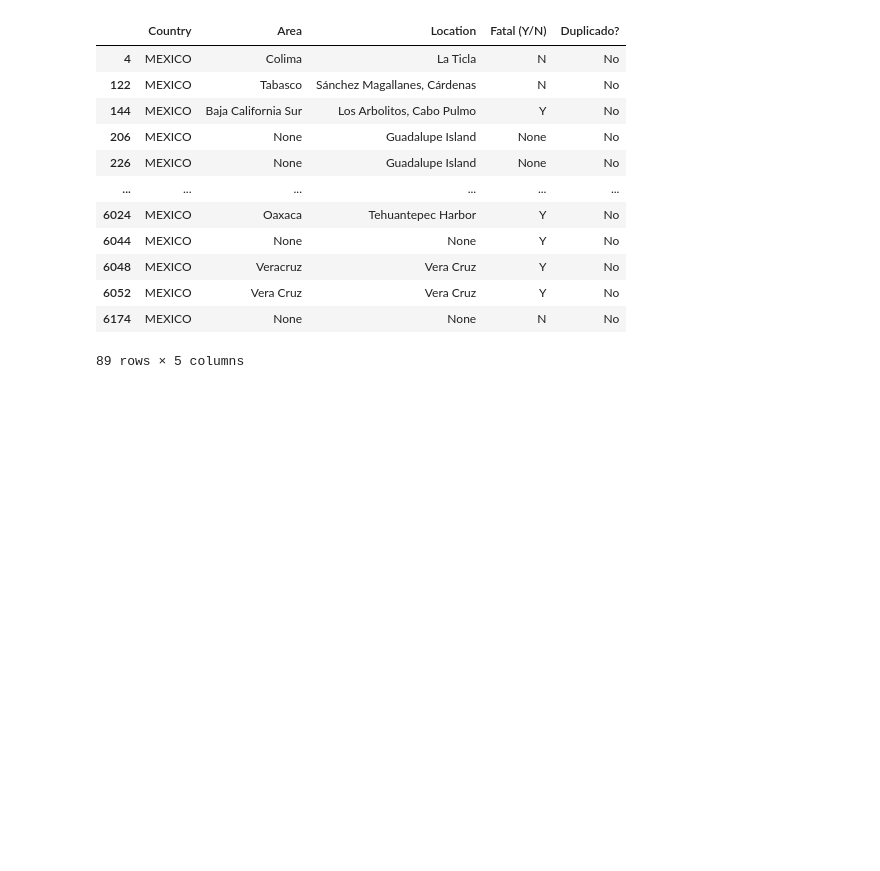
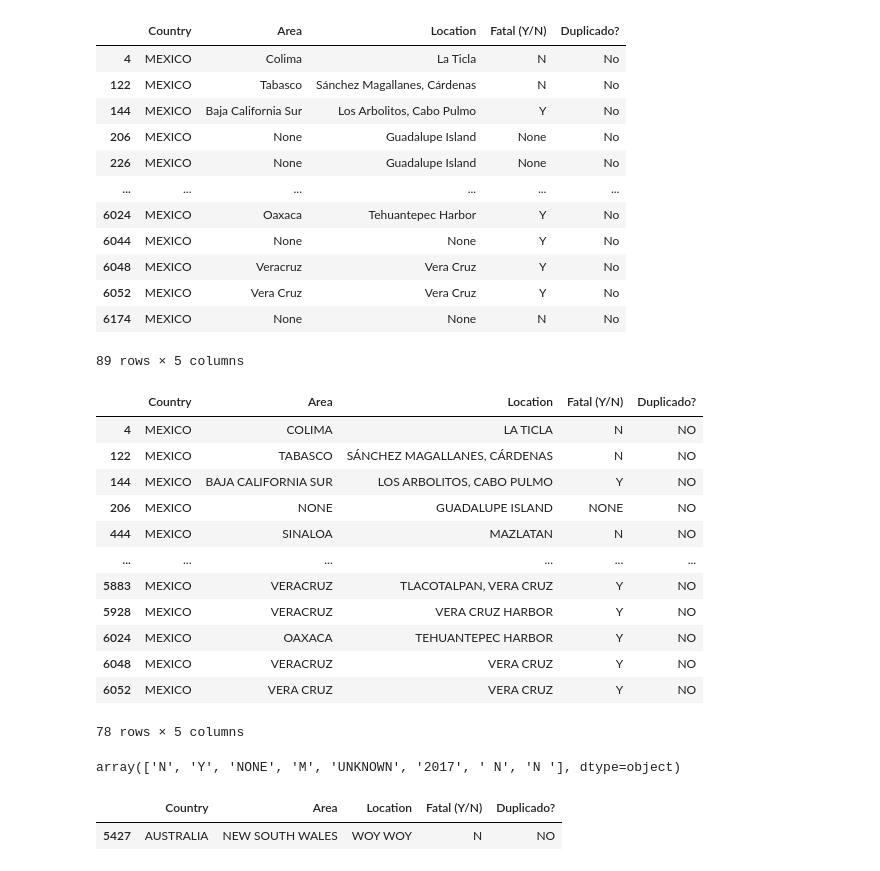
Before and after one commit to Sergio-1980/First_Project_Shark, a Jupyter notebook: pruebas_codigo_2.ipynb, the cells around one changed output. Saved outputs shown, nothing was run; the diff lists cells and outputs as text; code cells hidden in the pictures; blank space fills up the shorter version.

```diff
--- a/pruebas_codigo_2.ipynb
+++ b/pruebas_codigo_2.ipynb
@@ -197,3 +187,30 @@ df_sharks_paises_fallecidos[(df_sharks_paises_fallecidos.Country == "MEXICO")]
 | 6052 | MEXICO | Vera Cruz | Vera Cruz | Y | No |
 | 6174 | MEXICO | None | None | N | No |
 89 rows × 5 columns
+# %%
+copiadfsharks3 = copiadfsharks2.drop_duplicates()
+# %%
+copiadfsharks3[(copiadfsharks3.Country == "MEXICO")]
+# %% [output]
+|  | Country | Area | Location | Fatal (Y/N) | Duplicado? |
+| 4 | MEXICO | COLIMA | LA TICLA | N | NO |
+| 122 | MEXICO | TABASCO | SÁNCHEZ MAGALLANES, CÁRDENAS | N | NO |
+| 144 | MEXICO | BAJA CALIFORNIA SUR | LOS ARBOLITOS, CABO PULMO | Y | NO |
+| 206 | MEXICO | NONE | GUADALUPE ISLAND | NONE | NO |
+| 444 | MEXICO | SINALOA | MAZLATAN | N | NO |
+| ... | ... | ... | ... | ... | ... |
+| 5883 | MEXICO | VERACRUZ | TLACOTALPAN, VERA CRUZ | Y | NO |
+| 5928 | MEXICO | VERACRUZ | VERA CRUZ HARBOR | Y | NO |
+| 6024 | MEXICO | OAXACA | TEHUANTEPEC HARBOR | Y | NO |
+| 6048 | MEXICO | VERACRUZ | VERA CRUZ | Y | NO |
+| 6052 | MEXICO | VERA CRUZ | VERA CRUZ | Y | NO |
+78 rows × 5 columns
+# %%
+copiadfsharks3["Fatal (Y/N)"].unique()
+# %% [output]
+array(['N', 'Y', 'NONE', 'M', 'UNKNOWN', '2017', ' N', 'N '], dtype=object)
+# %%
+copiadfsharks3[(copiadfsharks3["Fatal (Y/N)"] == "N ")]
+# %% [output]
+|  | Country | Area | Location | Fatal (Y/N) | Duplicado? |
+| 5427 | AUSTRALIA | NEW SOUTH WALES | WOY WOY | N | NO |
```
Also changed, not shown: parts of 28 cells of this notebook, 1 other file.
